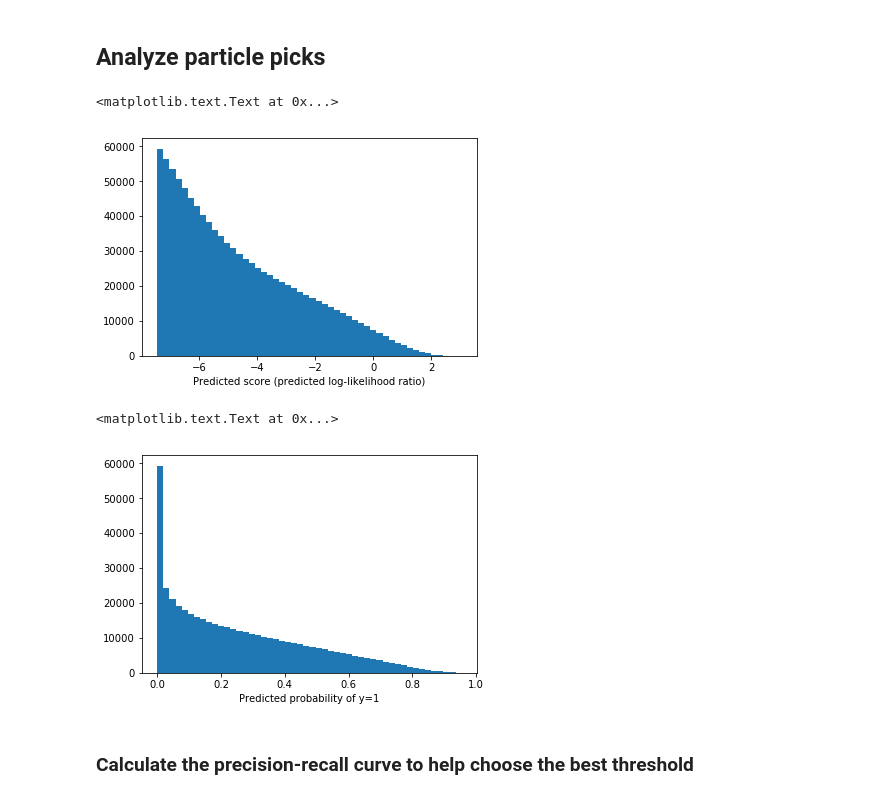
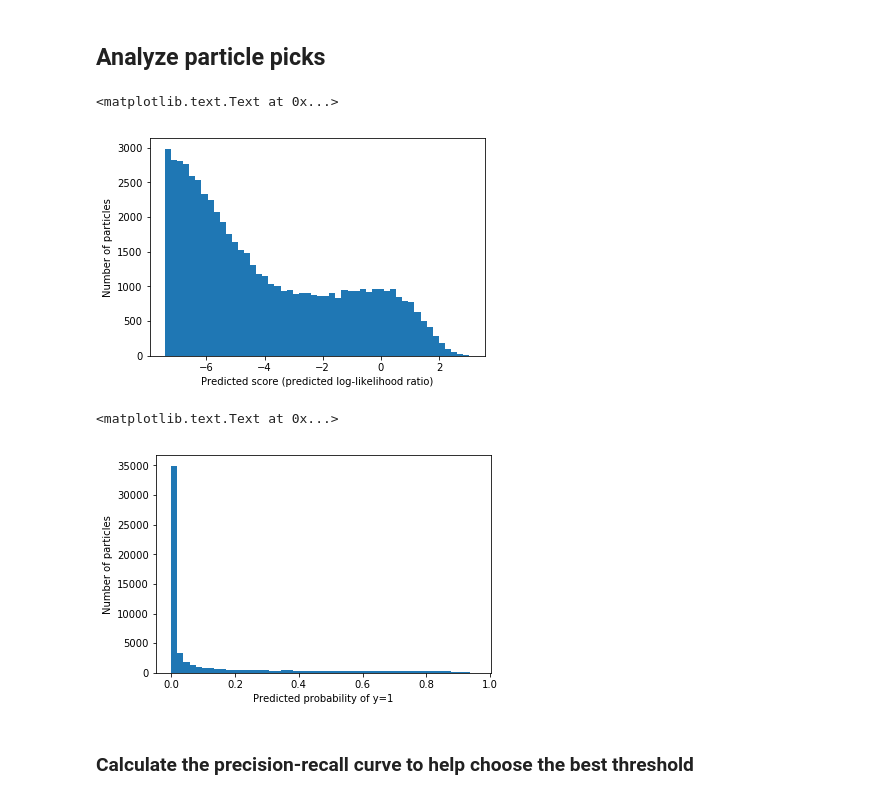
Before and after one commit to tbepler/topaz, a Jupyter notebook: tutorial/03_cross_validation.ipynb, the cells around one changed output. Saved outputs shown, nothing was run; the diff lists cells and outputs as text; code cells hidden in the pictures.

```diff
--- a/tutorial/03_cross_validation.ipynb
+++ b/tutorial/03_cross_validation.ipynb
@@ -247,19 +247,21 @@ predicted_particles.head()
 ## Analyze particle picks
 # %%
 # plot the distribution of scores (predicted log-likelihood ratios)
-_ = plt.hist(predicted_particles.score, bins=50, cumulative=-1)
+_ = plt.hist(predicted_particles.score, bins=50)
 plt.xlabel('Predicted score (predicted log-likelihood ratio)')
+plt.ylabel('Number of particles')
 # %% [output]
 <matplotlib.text.Text at 0x...>
-[figure, old version]
+[figure, new version]
 # %%
 # plot predicted p(y=1|x) instead
 proba = 1.0/(1.0 + np.exp(-predicted_particles.score))
-_ = plt.hist(proba, bins=50, cumulative=-1)
+_ = plt.hist(proba, bins=50)
 plt.xlabel('Predicted probability of y=1')
+plt.ylabel('Number of particles')
 # %% [output]
 <matplotlib.text.Text at 0x...>
-[figure, old version]
+[figure, new version]
 # %% [markdown]
 ### Calculate the precision-recall curve to help choose the best threshold
 # %%
```
Also changed, not shown: 1 other file.
